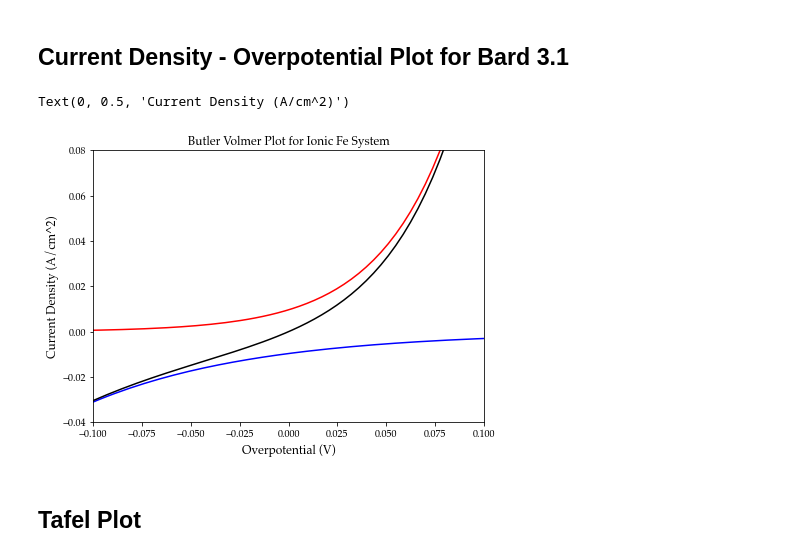
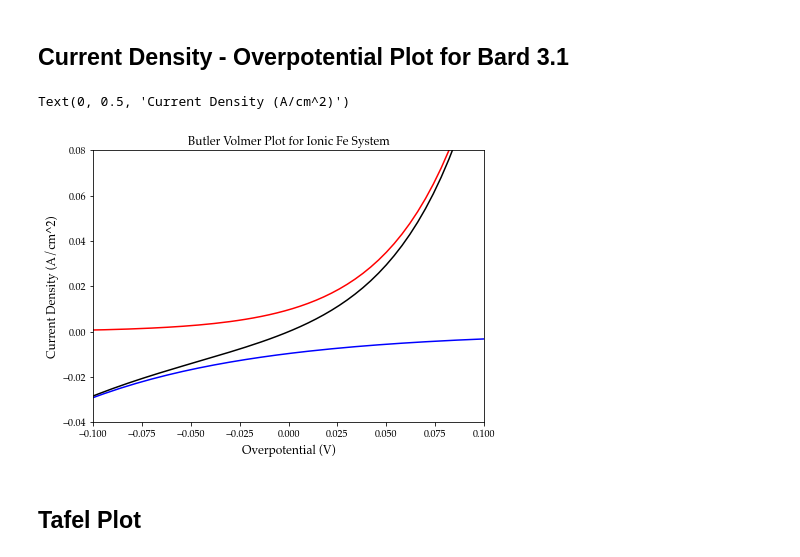
Before and after one commit to jmsieffer/ChemPhysicsMisc, a Jupyter notebook: ChemPhysicsMisc/MiscScienceScripts/ButlerVolmer.ipynb, the cells around one changed output. Drawn from its saved outputs; the diff is of its cells as text; code cells hidden in the pictures.

```diff
--- a/ChemPhysicsMisc/MiscScienceScripts/ButlerVolmer.ipynb
+++ b/ChemPhysicsMisc/MiscScienceScripts/ButlerVolmer.ipynb
@@ -43,30 +43,30 @@ CurrentDensityc = CurrentDensityC(Eta)
 # %%
 #Plotting for Current Density-Overpotential
 
 fig = plt.figure(figsize = (7,5))
 
 #Axis limits
 #plt.xlim(min(Eta),max(Eta))
 #plt.ylim(-600,600)
 plt.xlim(-.1,.1)
 plt.ylim(-.04,.08)
 
 
-plt.plot(Eta,CurrentDensitya, color = 'red')
-plt.plot(Eta,CurrentDensityc, color = 'blue')
-plt.plot(Eta,CurrentDensitya+CurrentDensityc, color = 'black')
+plt.plot(Eta/max(Eta),CurrentDensitya, color = 'red')
+plt.plot(Eta/max(Eta),CurrentDensityc, color = 'blue')
+plt.plot(Eta/max(Eta),CurrentDensitya+CurrentDensityc, color = 'black')
 
 #Font selection
 matplotlib.rcParams['font.serif'] = "Palatino"
 matplotlib.rcParams['font.family'] = "serif"
 
 #Plot Labeling
 plt.title('Butler Volmer Plot for Ionic Fe System')
 plt.xlabel('Overpotential (V)', fontsize = '12')
 plt.ylabel('Current Density (A/cm^2)', fontsize = '12')
 # %% [output]
 Text(0, 0.5, 'Current Density (A/cm^2)')
-[figure, old version]
+[figure, new version]
 # %% [markdown]
 ## Tafel Plot
 # %%
```
Also changed, not shown: parts of 3 cells of this notebook.
